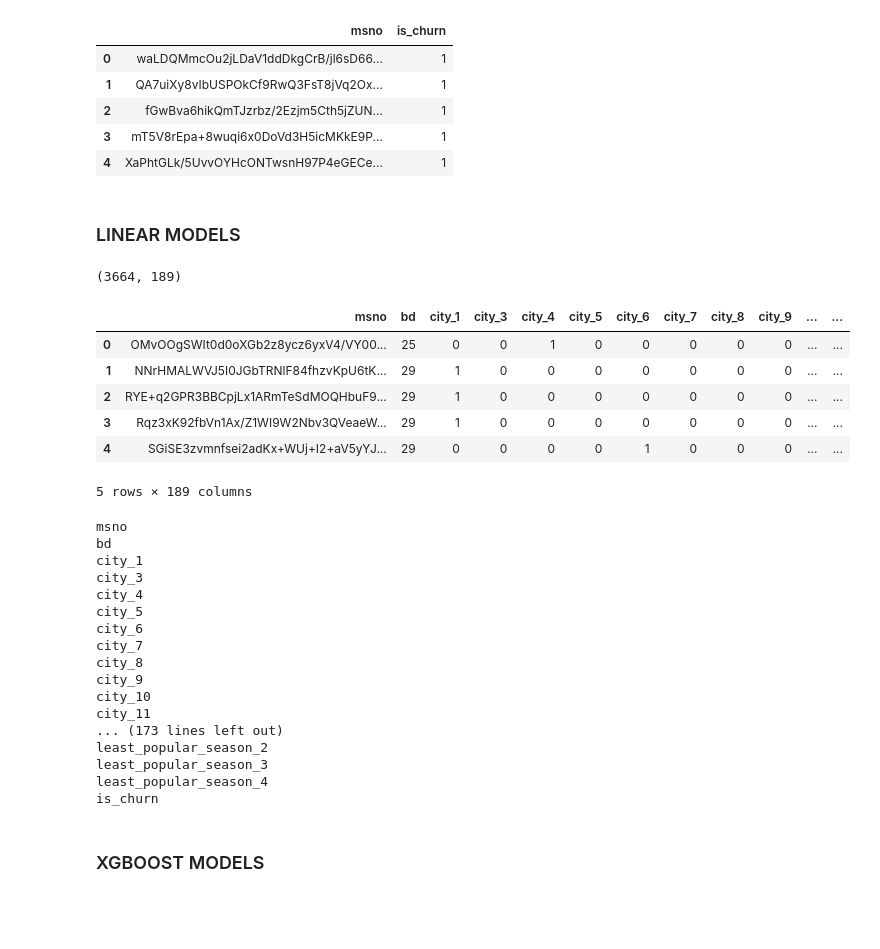
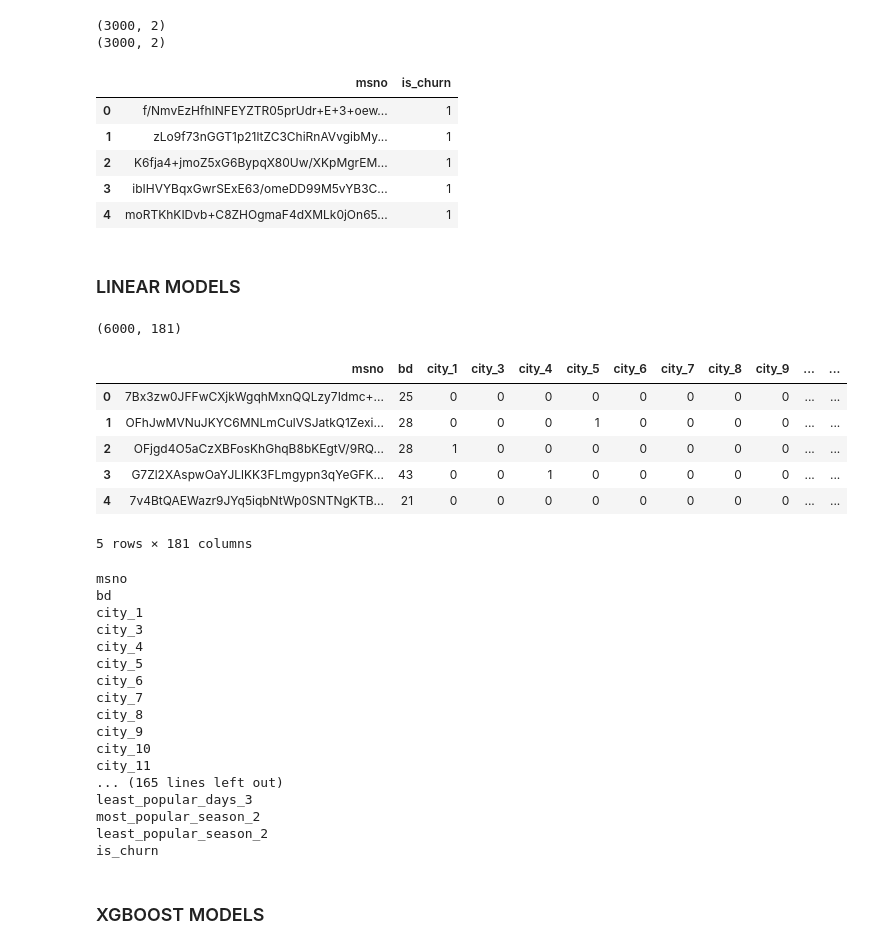
Before and after one commit to rimskiynikita/churn_prediction, a Jupyter notebook: MERGING6000.ipynb, the cells around one changed output. Cells and saved outputs as stored; diff of their text form; code cells hidden in the pictures; blank space fills up the shorter version.

Commit message:
final tables

```diff
--- a/MERGING6000.ipynb
+++ b/MERGING6000.ipynb
@@ -2,15 +2,19 @@
 import pandas as pd
 import numpy as np
 # %%
-train = pd.read_csv('train.csv')
+train = pd.read_csv('train_final.csv')
+print(train[train.is_churn == 1].shape)
+print(train[train.is_churn == 0].shape)
 train.head()
 # %% [output]
+(3000, 2)
+(3000, 2)
 |  | msno | is_churn |
-| 0 | waLDQMmcOu2jLDaV1ddDkgCrB/jl6sD66... | 1 |
-| 1 | QA7uiXy8vIbUSPOkCf9RwQ3FsT8jVq2Ox... | 1 |
-| 2 | fGwBva6hikQmTJzrbz/2Ezjm5Cth5jZUN... | 1 |
-| 3 | mT5V8rEpa+8wuqi6x0DoVd3H5icMKkE9P... | 1 |
-| 4 | XaPhtGLk/5UvvOYHcONTwsnH97P4eGECe... | 1 |
+| 0 | f/NmvEzHfhINFEYZTR05prUdr+E+3+oew... | 1 |
+| 1 | zLo9f73nGGT1p21ltZC3ChiRnAVvgibMy... | 1 |
+| 2 | K6fja4+jmoZ5xG6BypqX80Uw/XKpMgrEM... | 1 |
+| 3 | ibIHVYBqxGwrSExE63/omeDD99M5vYB3C... | 1 |
+| 4 | moRTKhKIDvb+C8ZHOgmaF4dXMLk0jOn65... | 1 |
 # %% [markdown]
 ### LINEAR MODELS
 # %%
@@ -33,14 +37,14 @@ lin_final.to_csv('linear_model6000.csv', index=False)
 print(lin_final.shape)
 lin_final.head()
 # %% [output]
-(3664, 189)
+(6000, 181)
 |  | msno | bd | city_1 | city_3 | city_4 | city_5 | city_6 | city_7 | city_8 | city_9 | ... | ... |
-| 0 | OMvOOgSWIt0d0oXGb2z8ycz6yxV4/VY00... | 25 | 0 | 0 | 1 | 0 | 0 | 0 | 0 | 0 | ... | ... |
-| 1 | NNrHMALWVJ5I0JGbTRNlF84fhzvKpU6tK... | 29 | 1 | 0 | 0 | 0 | 0 | 0 | 0 | 0 | ... | ... |
-| 2 | RYE+q2GPR3BBCpjLx1ARmTeSdMOQHbuF9... | 29 | 1 | 0 | 0 | 0 | 0 | 0 | 0 | 0 | ... | ... |
-| 3 | Rqz3xK92fbVn1Ax/Z1WI9W2Nbv3QVeaeW... | 29 | 1 | 0 | 0 | 0 | 0 | 0 | 0 | 0 | ... | ... |
-| 4 | SGiSE3zvmnfsei2adKx+WUj+I2+aV5yYJ... | 29 | 0 | 0 | 0 | 0 | 1 | 0 | 0 | 0 | ... | ... |
+| 0 | 7Bx3zw0JFFwCXjkWgqhMxnQQLzy7Idmc+... | 25 | 0 | 0 | 0 | 0 | 0 | 0 | 0 | 0 | ... | ... |
+| 1 | OFhJwMVNuJKYC6MNLmCulVSJatkQ1Zexi... | 28 | 0 | 0 | 0 | 1 | 0 | 0 | 0 | 0 | ... | ... |
+| 2 | OFjgd4O5aCzXBFosKhGhqB8bKEgtV/9RQ... | 28 | 1 | 0 | 0 | 0 | 0 | 0 | 0 | 0 | ... | ... |
+| 3 | G7Zl2XAspwOaYJLlKK3FLmgypn3qYeGFK... | 43 | 0 | 0 | 1 | 0 | 0 | 0 | 0 | 0 | ... | ... |
+| 4 | 7v4BtQAEWazr9JYq5iqbNtWp0SNTNgKTB... | 21 | 0 | 0 | 0 | 0 | 0 | 0 | 0 | 0 | ... | ... |
-5 rows × 189 columns
+5 rows × 181 columns
 # %%
 for i in lin_final.columns:
     print(i)
@@ -57,10 +61,10 @@ city_8
 city_9
 city_10
 city_11
-... (173 lines left out)
+... (165 lines left out)
+least_popular_days_3
+most_popular_season_2
 least_popular_season_2
-least_popular_season_3
-least_popular_season_4
 is_churn
 # %% [markdown]
 ### XGBOOST MODELS
```
Also changed, not shown: parts of 5 cells of this notebook, 16 other files.
